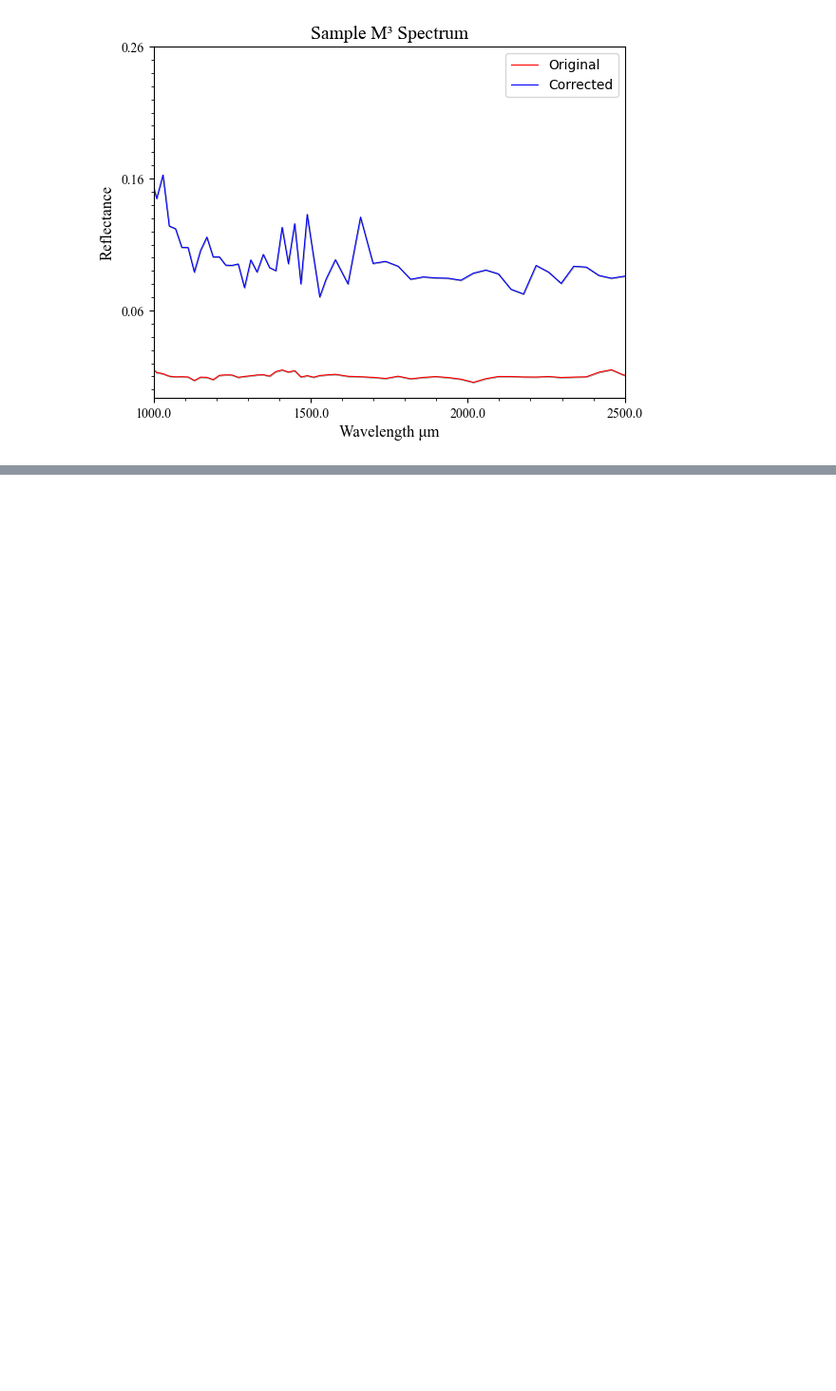
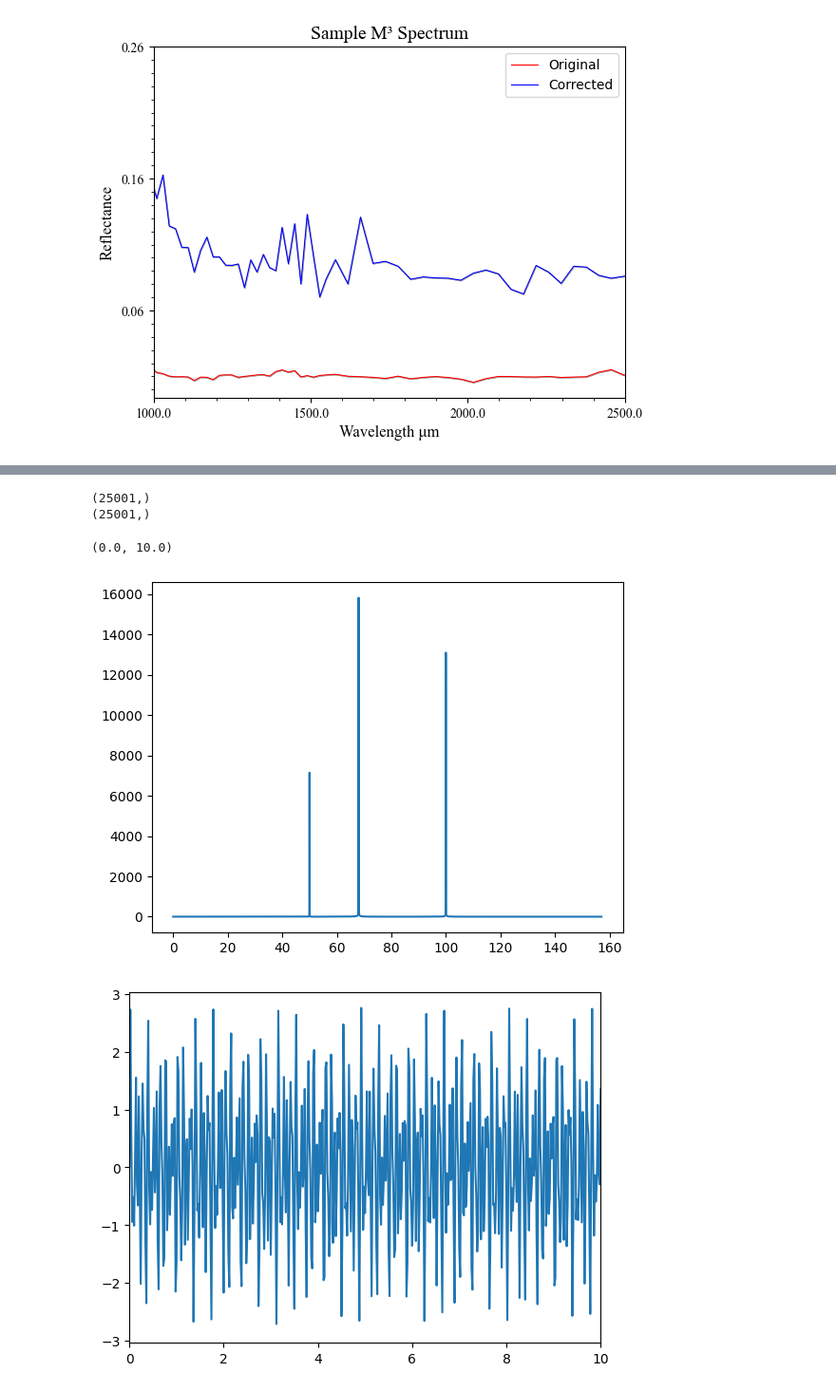
Before and after one commit to z-vig/M3_Pro, a Jupyter notebook: testing.ipynb, the cells around one changed output, grey strips where cells are left out. Shown at 95% size. Saved outputs shown, nothing was run; the diff lists cells and outputs as text; code cells hidden in the pictures; blank space fills up the shorter version.

```diff
--- a/testing.ipynb
+++ b/testing.ipynb
@@ -509,0 +515,22 @@ print (datetime.datetime.now())
+# %%
+from scipy.fft import fft,rfftfreq,fft2,rfft
+import numpy as np
+x_data = np.linspace(0,1000,50000)
+signal = np.sin(100*x_data)+np.sin(50*x_data)+np.sin(68*x_data)
+#plt.scatter(x_data,signal)
+fft_array = rfft(signal)
+print (fft_array.shape)
+freq = rfftfreq(x_data.shape[0],1/(2*np.pi*50))
+print (freq.shape)
+plt.plot(freq,np.abs(fft_array.real))
+
+fig = plt.figure()
+plt.plot(x_data,signal)
+plt.xlim(0,10)
+#fft_freq = fftfreq(signal)
+# %% [output]
+(25001,)
+(25001,)
+(0.0, 10.0)
+[figure, added]
+[figure, added]
```
Also changed, not shown: parts of 7 cells of this notebook, 5 other files.
